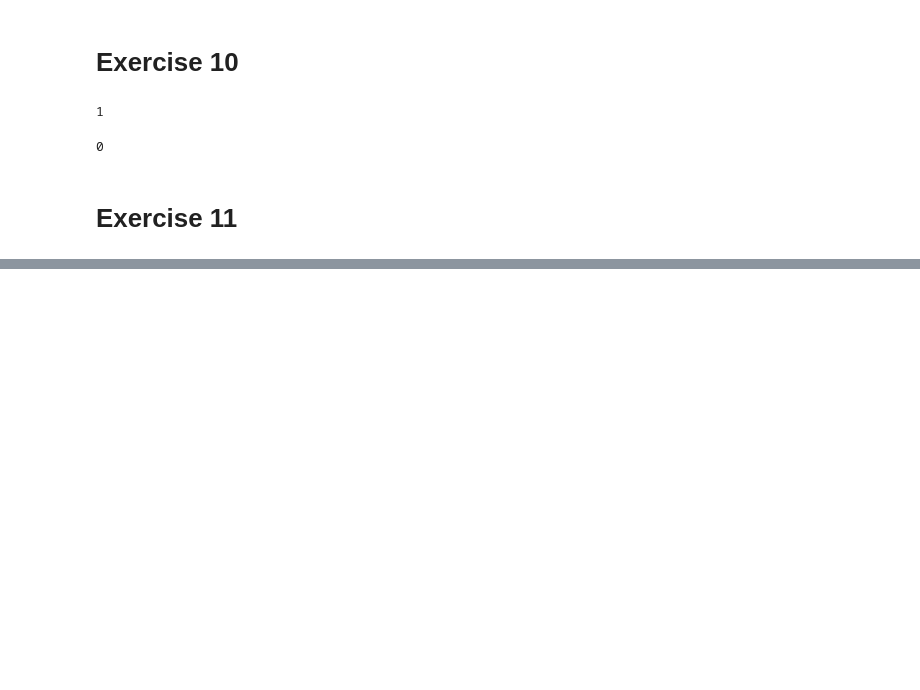
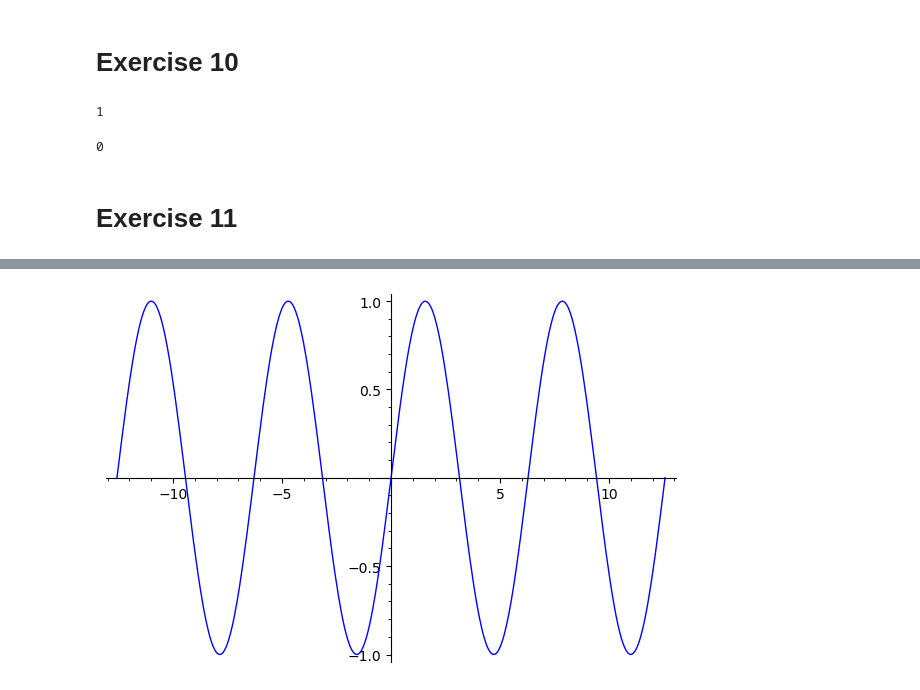
Before and after one commit to georgerapeanu/BBU-Computer-Science, a Jupyter notebook: Semester2/SD/lab1.ipynb, the cells around one changed output, grey strips where cells are left out. Cells and saved outputs as stored; diff of their text form; code cells hidden in the pictures; blank space fills up the shorter version.

```diff
--- a/Semester2/SD/lab1.ipynb
+++ b/Semester2/SD/lab1.ipynb
@@ -169,0 +172,4 @@ Graphics object consisting of 1 graphics primitive
+# %%
+plot(f,-4*pi,4*pi)
+# %% [output]
+[figure, added]
```
Also changed, not shown: parts of 23 cells of this notebook.
